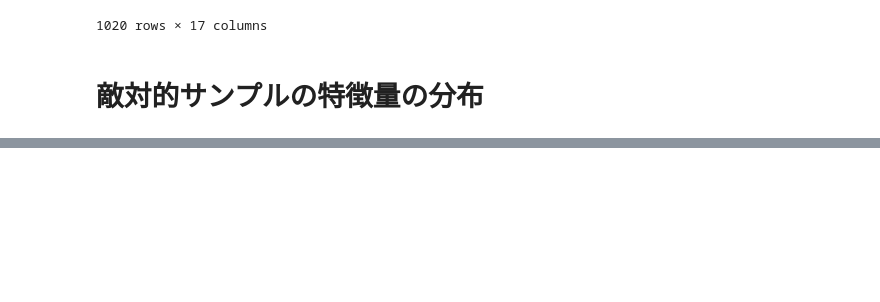
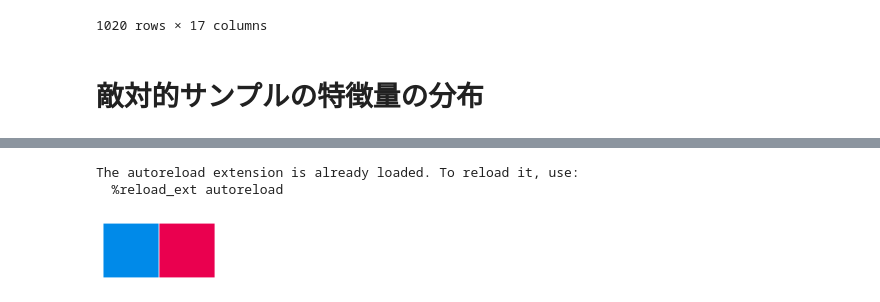
Before and after one commit to ShotaArima/lowprofool_x86, a Jupyter notebook: src/research.ipynb, the cells around one changed output, grey strips where cells are left out. Saved outputs shown, nothing was run; the diff lists cells and outputs as text; code cells hidden in the pictures; blank space fills up the shorter version.

```diff
--- a/src/research.ipynb
+++ b/src/research.ipynb
@@ -168,0 +246,20 @@ df_30
+# %%
+# Retina display
+%config InlineBackend.figure_format ='retina'
+pd.set_option('display.max_columns', 500)
+tqdm.pandas()
+np.set_printoptions(suppress=True)
+
+%load_ext autoreload
+%autoreload 2
+
+ccolors = ["#008ae9", "#ea004f"]
+sns.set_palette(ccolors)
+sns.palplot(sns.color_palette())
+
+SEED = 0
+DATASET = 'credit-g'
+# %% [output]
+The autoreload extension is already loaded. To reload it, use:
+  %reload_ext autoreload
+[figure, added]
```
Also changed, not shown: parts of 13 cells of this notebook, 3 other files.
